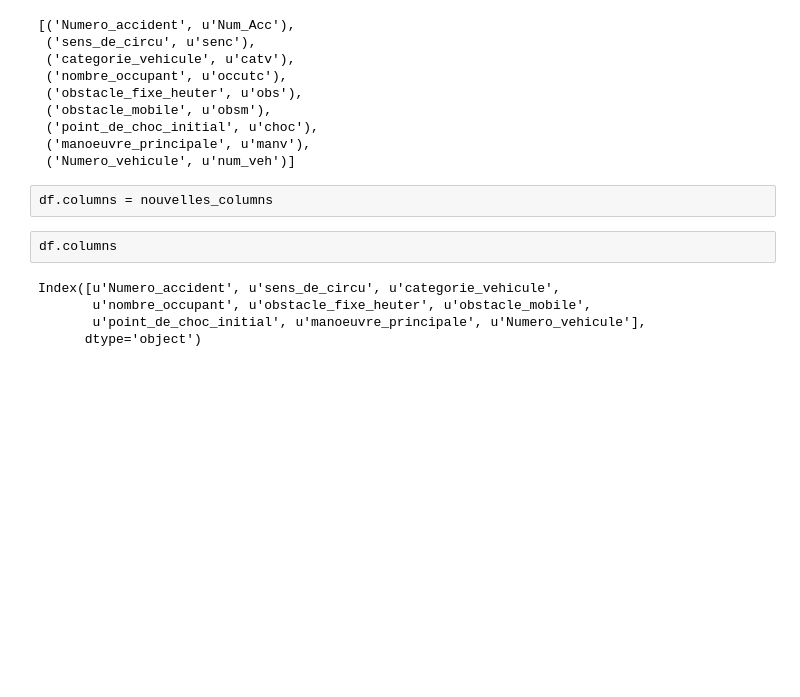
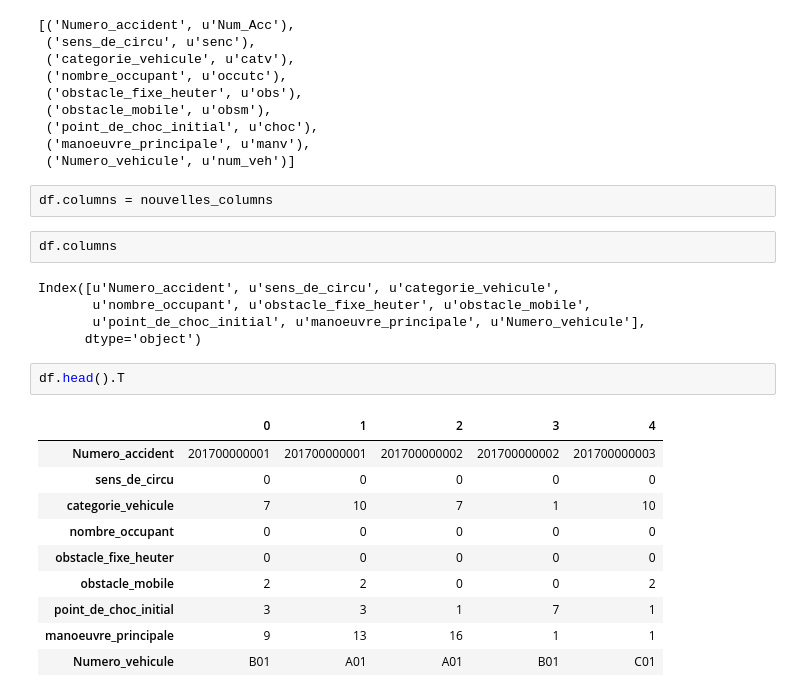
Before and after one commit to romainjouin/formation_python, a Jupyter notebook: ib02_battle_vehicules.ipynb, the cells around one changed output. Drawn from its saved outputs; the diff is of its cells as text; blank space fills up the shorter version.

```diff
--- a/ib02_battle_vehicules.ipynb
+++ b/ib02_battle_vehicules.ipynb
@@ -62,3 +62,16 @@ Index([u'Numero_accident', u'sens_de_circu', u'categorie_vehicule',
        u'nombre_occupant', u'obstacle_fixe_heuter', u'obstacle_mobile',
        u'point_de_choc_initial', u'manoeuvre_principale', u'Numero_vehicule'],
       dtype='object')
+# %%
+df.head().T
+# %% [output]
+|  | 0 | 1 | 2 | 3 | 4 |
+| Numero_accident | 201700000001 | 201700000001 | 201700000002 | 201700000002 | 201700000003 |
+| sens_de_circu | 0 | 0 | 0 | 0 | 0 |
+| categorie_vehicule | 7 | 10 | 7 | 1 | 10 |
+| nombre_occupant | 0 | 0 | 0 | 0 | 0 |
+| obstacle_fixe_heuter | 0 | 0 | 0 | 0 | 0 |
+| obstacle_mobile | 2 | 2 | 0 | 0 | 2 |
+| point_de_choc_initial | 3 | 3 | 1 | 7 | 1 |
+| manoeuvre_principale | 9 | 13 | 16 | 1 | 1 |
+| Numero_vehicule | B01 | A01 | A01 | B01 | C01 |
```
Also changed, not shown: parts of 4 cells of this notebook.
